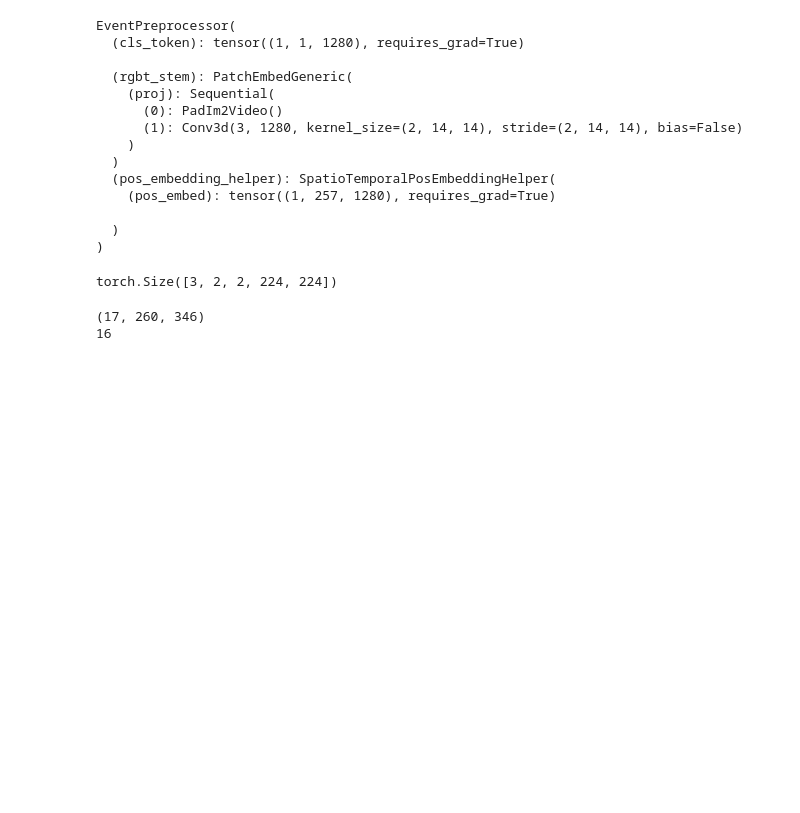
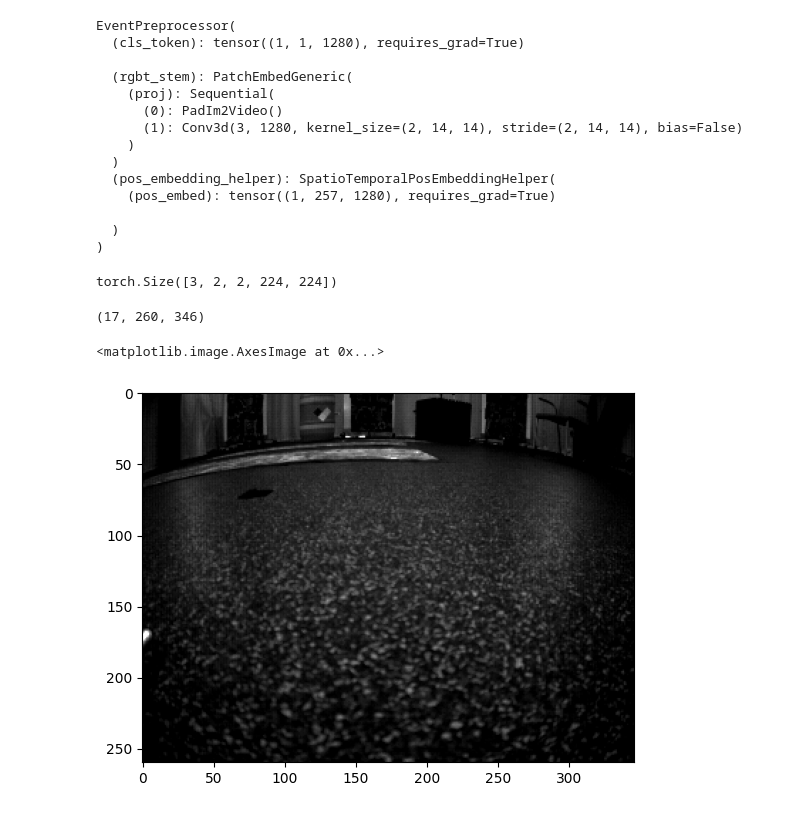
Before and after one commit to ucsd-hdsi-dvs/Events-ImageBind, a Jupyter notebook: test.ipynb, the cells around one changed output. Cells and saved outputs as stored; diff of their text form; code cells hidden in the pictures; blank space fills up the shorter version.

Commit message:
add mvsec dataset

```diff
--- a/test.ipynb
+++ b/test.ipynb
@@ -499,11 +500,20 @@ torch.Size([3, 2, 2, 224, 224])
 # %%
 import pickle
 path='/tsukimi/datasets/MVSEC/mvsec_event_chunks_v2ce/indoor_flying1_data_left-1.pkl'
+path2='/tsukimi/datasets/MVSEC/mvsec_event_chunks_v2ce/indoor_flying1_data_left-108.pkl'
 # load data
 with open(path, 'rb') as f:
     data = pickle.load(f)
 print(data['images'].shape)
-print(len(data['events']))
+len(data['events'])
+# show image
+import numpy as np
+import cv2
+import matplotlib.pyplot as plt
+image_list = data['images']
+# image_list=[cv2.cvtColor(np.array(image),cv2.COLOR_BGR2RGB) for image in image_list]
+plt.imshow(image_list[0], cmap='gray')
 # %% [output]
 (17, 260, 346)
-16
+<matplotlib.image.AxesImage at 0x...>
+[figure, added]
```
Also changed, not shown: parts of 1 cell of this notebook, 1 other file.
